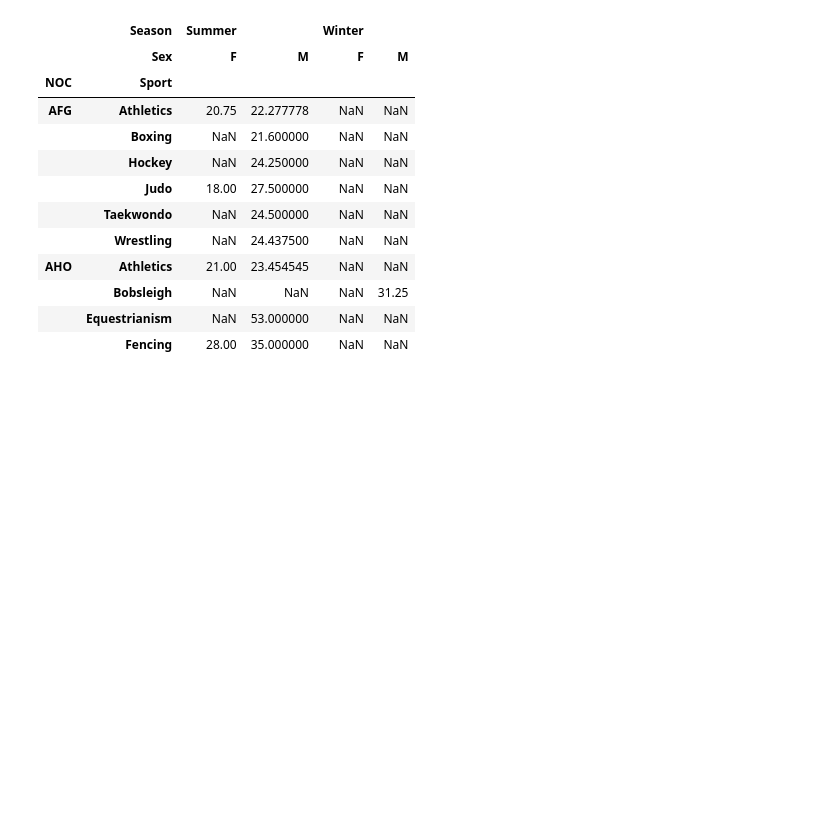
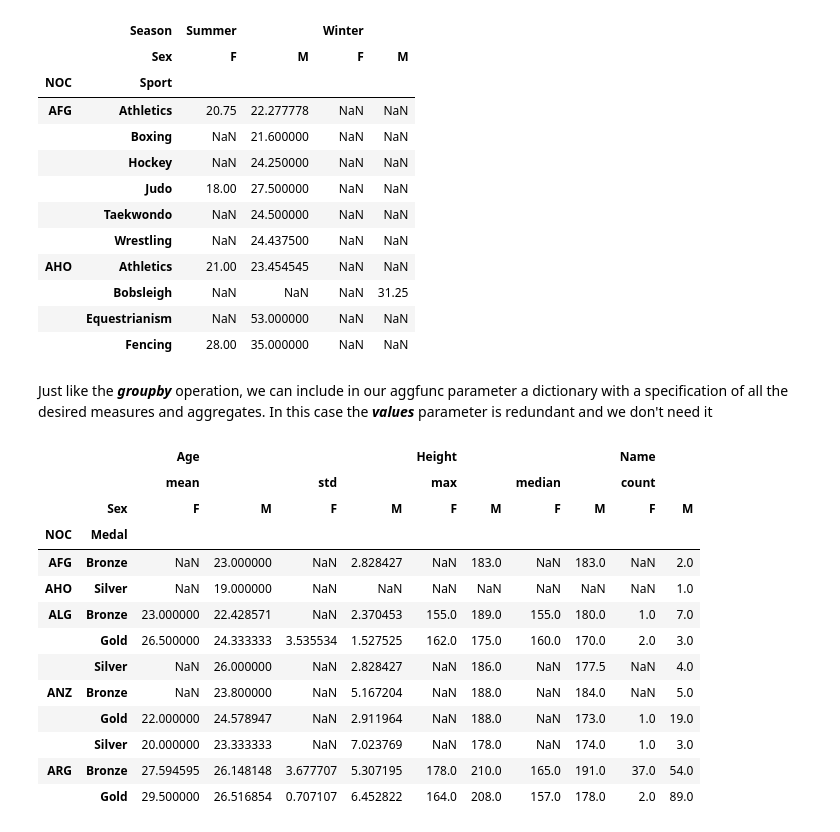
Before and after one commit to Elad-p/Python, a Jupyter notebook: Data Analysis/08_Pandas - Statistics.ipynb, the cells around one changed output. Drawn from its saved outputs; the diff is of its cells as text; code cells hidden in the pictures; blank space fills up the shorter version.

```diff
--- a/Data Analysis/08_Pandas - Statistics.ipynb
+++ b/Data Analysis/08_Pandas - Statistics.ipynb
@@ -267,3 +284,22 @@ df.pivot_table(aggfunc='mean', values='Age', index=['NOC','Sport'], columns=['Se
 |  | Bobsleigh | NaN | NaN | NaN | 31.25 |
 |  | Equestrianism | NaN | 53.000000 | NaN | NaN |
 |  | Fencing | 28.00 | 35.000000 | NaN | NaN |
+# %% [markdown]
+Just like the ***groupby*** operation, we can include in our aggfunc parameter a dictionary with a specification of all the desired measures and aggregates. In this case the ***values*** parameter is redundant and we don't need it
+# %%
+df.pivot_table(aggfunc={'Name':'count', 'Age': ['mean', 'std'], 'Height':['max', 'median']}, index=['NOC','Medal'], columns='Sex').head(10)
+# %% [output]
+|  |  | Age |  |  |  | Height |  |  |  | Name |  |
+|  |  | mean |  | std |  | max |  | median |  | count |  |
+|  | Sex | F | M | F | M | F | M | F | M | F | M |
+| NOC | Medal |  |  |  |  |  |  |  |  |  |  |
+| AFG | Bronze | NaN | 23.000000 | NaN | 2.828427 | NaN | 183.0 | NaN | 183.0 | NaN | 2.0 |
+| AHO | Silver | NaN | 19.000000 | NaN | NaN | NaN | NaN | NaN | NaN | NaN | 1.0 |
+| ALG | Bronze | 23.000000 | 22.428571 | NaN | 2.370453 | 155.0 | 189.0 | 155.0 | 180.0 | 1.0 | 7.0 |
+|  | Gold | 26.500000 | 24.333333 | 3.535534 | 1.527525 | 162.0 | 175.0 | 160.0 | 170.0 | 2.0 | 3.0 |
+|  | Silver | NaN | 26.000000 | NaN | 2.828427 | NaN | 186.0 | NaN | 177.5 | NaN | 4.0 |
+| ANZ | Bronze | NaN | 23.800000 | NaN | 5.167204 | NaN | 188.0 | NaN | 184.0 | NaN | 5.0 |
+|  | Gold | 22.000000 | 24.578947 | NaN | 2.911964 | NaN | 188.0 | NaN | 173.0 | 1.0 | 19.0 |
+|  | Silver | 20.000000 | 23.333333 | NaN | 7.023769 | NaN | 178.0 | NaN | 174.0 | 1.0 | 3.0 |
+| ARG | Bronze | 27.594595 | 26.148148 | 3.677707 | 5.307195 | 178.0 | 210.0 | 165.0 | 191.0 | 37.0 | 54.0 |
+|  | Gold | 29.500000 | 26.516854 | 0.707107 | 6.452822 | 164.0 | 208.0 | 157.0 | 178.0 | 2.0 | 89.0 |
```
Also changed, not shown: parts of 2 cells of this notebook.
